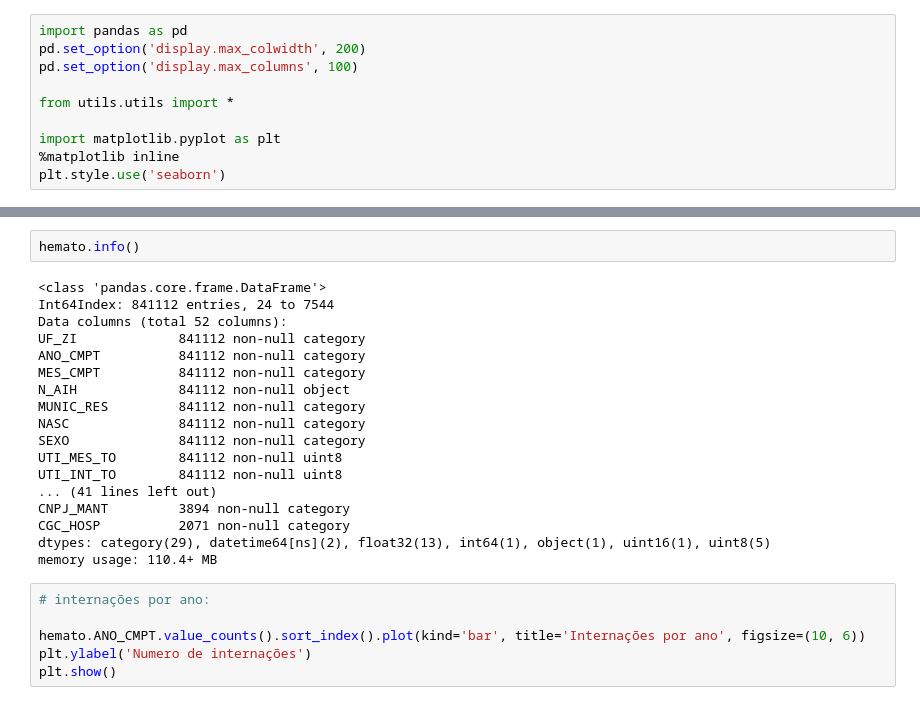
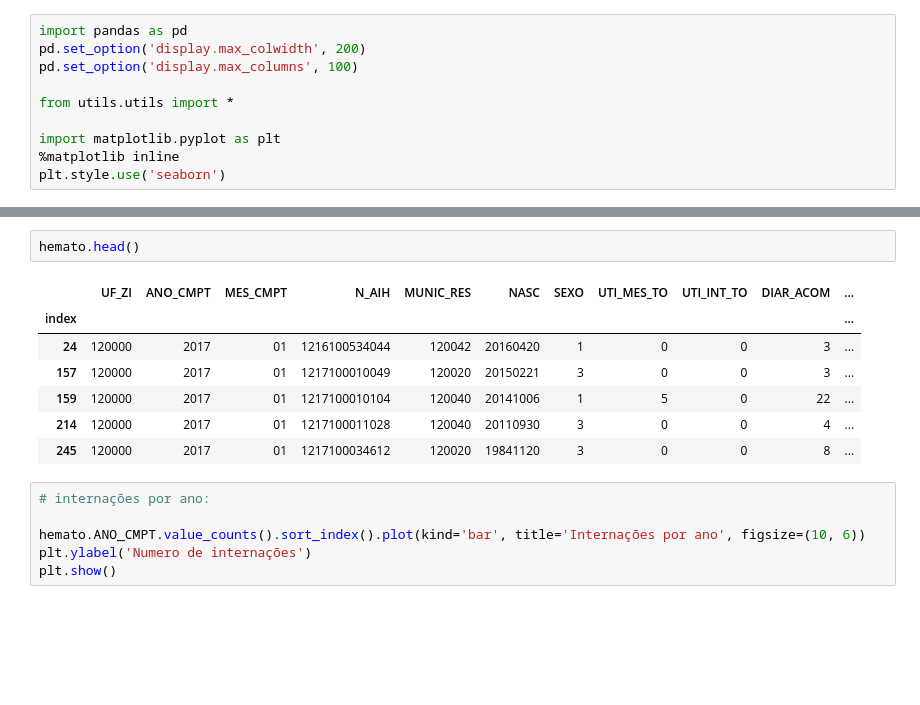
Before and after one commit to gbletsch/hematologic_hospitalizations_brazil, a Jupyter notebook: tcc.ipynb, the cells around one changed output, grey strips where cells are left out. Saved outputs shown, nothing was run; the diff lists cells and outputs as text; blank space fills up the shorter version.

```diff
--- a/tcc.ipynb
+++ b/tcc.ipynb
@@ -21,23 +30,13 @@ Wall time: 23.5 s
 # %%
-hemato.info()
+hemato.head()
 # %% [output]
-<class 'pandas.core.frame.DataFrame'>
-Int64Index: 841112 entries, 24 to 7544
-Data columns (total 52 columns):
-UF_ZI             841112 non-null category
-ANO_CMPT          841112 non-null category
-MES_CMPT          841112 non-null category
-N_AIH             841112 non-null object
-MUNIC_RES         841112 non-null category
-NASC              841112 non-null category
-SEXO              841112 non-null category
-UTI_MES_TO        841112 non-null uint8
-UTI_INT_TO        841112 non-null uint8
-... (41 lines left out)
-CNPJ_MANT         3894 non-null category
-CGC_HOSP          2071 non-null category
-dtypes: category(29), datetime64[ns](2), float32(13), int64(1), object(1), uint16(1), uint8(5)
-memory usage: 110.4+ MB
+|  | UF_ZI | ANO_CMPT | MES_CMPT | N_AIH | MUNIC_RES | NASC | SEXO | UTI_MES_TO | UTI_INT_TO | DIAR_ACOM | ... |
+| index |  |  |  |  |  |  |  |  |  |  | ... |
+| 24 | 120000 | 2017 | 01 | 1216100534044 | 120042 | 20160420 | 1 | 0 | 0 | 3 | ... |
+| 157 | 120000 | 2017 | 01 | 1217100010049 | 120020 | 20150221 | 3 | 0 | 0 | 3 | ... |
+| 159 | 120000 | 2017 | 01 | 1217100010104 | 120040 | 20141006 | 1 | 5 | 0 | 22 | ... |
+| 214 | 120000 | 2017 | 01 | 1217100011028 | 120040 | 20110930 | 3 | 0 | 0 | 4 | ... |
+| 245 | 120000 | 2017 | 01 | 1217100034612 | 120020 | 19841120 | 3 | 0 | 0 | 8 | ... |
 # %%
 # internações por ano:
 
```
Also changed, not shown: parts of 15 cells of this notebook, 1 other file.
